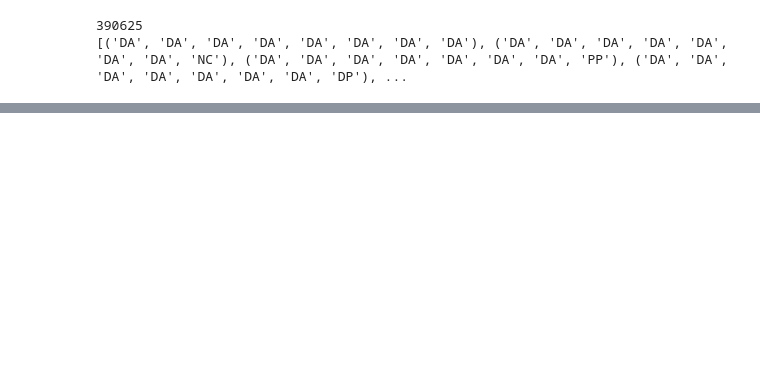
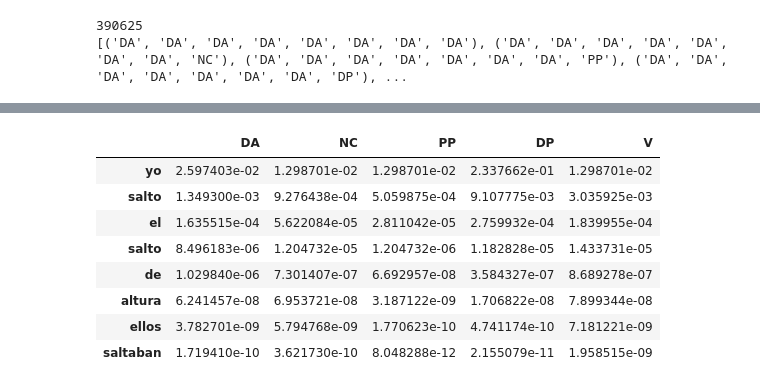
Before and after one commit to VMijangos/InteligenciaArtificial, a Jupyter notebook: Notebooks/10 HMMViterbi.ipynb, the cells around one changed output, grey strips where cells are left out. Saved outputs shown, nothing was run; the diff lists cells and outputs as text; code cells hidden in the pictures; blank space fills up the shorter version.

```diff
--- a/Notebooks/10 HMMViterbi.ipynb
+++ b/Notebooks/10 HMMViterbi.ipynb
@@ -331,0 +305,17 @@ Wall time: 1.08 ms
+# %%
+%%time
+#Inicialización
+d[0] = B[ obs_voc[obs_text[0]] ]*Pi
+
+#Inducción
+for t in range(0, len(obs_text)-1):
+    #Calculamos las probabilidades
+    probs = A[:,:-1]*np.outer(B[obs_voc[obs_text[t]]], d[t])
+
+    #Obtenemos las variables delta
+    d[t+1] = np.max(probs,axis=0)
+    #Obtenemos variables phi
+    phi[t] = np.argmax(probs,axis=0)
+
+pd.DataFrame(data=d, index=obs_text, columns=list(ems_voc.keys())[:-2])
+# %% [output]
@@ -331,0 +324,9 @@ Wall time: 1.08 ms
+|  | DA | NC | PP | DP | V |
+| yo | 2.597403e-02 | 1.298701e-02 | 1.298701e-02 | 2.337662e-01 | 1.298701e-02 |
+| salto | 1.349300e-03 | 9.276438e-04 | 5.059875e-04 | 9.107775e-03 | 3.035925e-03 |
+| el | 1.635515e-04 | 5.622084e-05 | 2.811042e-05 | 2.759932e-04 | 1.839955e-04 |
+| salto | 8.496183e-06 | 1.204732e-05 | 1.204732e-06 | 1.182828e-05 | 1.433731e-05 |
+| de | 1.029840e-06 | 7.301407e-07 | 6.692957e-08 | 3.584327e-07 | 8.689278e-07 |
+| altura | 6.241457e-08 | 6.953721e-08 | 3.187122e-09 | 1.706822e-08 | 7.899344e-08 |
+| ellos | 3.782701e-09 | 5.794768e-09 | 1.770623e-10 | 4.741174e-10 | 7.181221e-09 |
+| saltaban | 1.719410e-10 | 3.621730e-10 | 8.048288e-12 | 2.155079e-11 | 1.958515e-09 |
```
Also changed, not shown: parts of 47 cells of this notebook.
